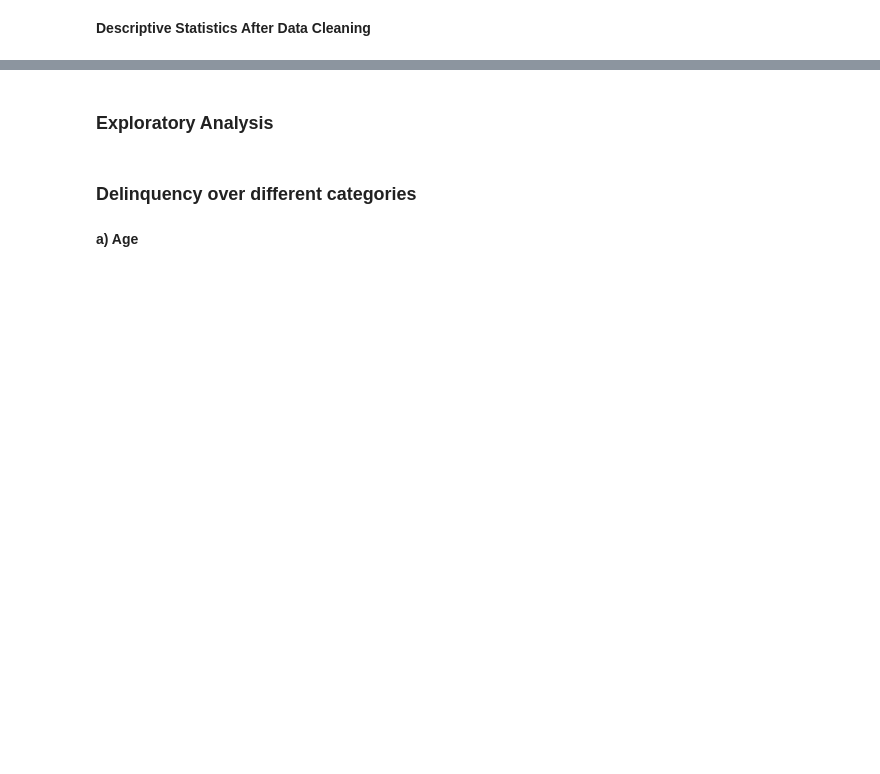
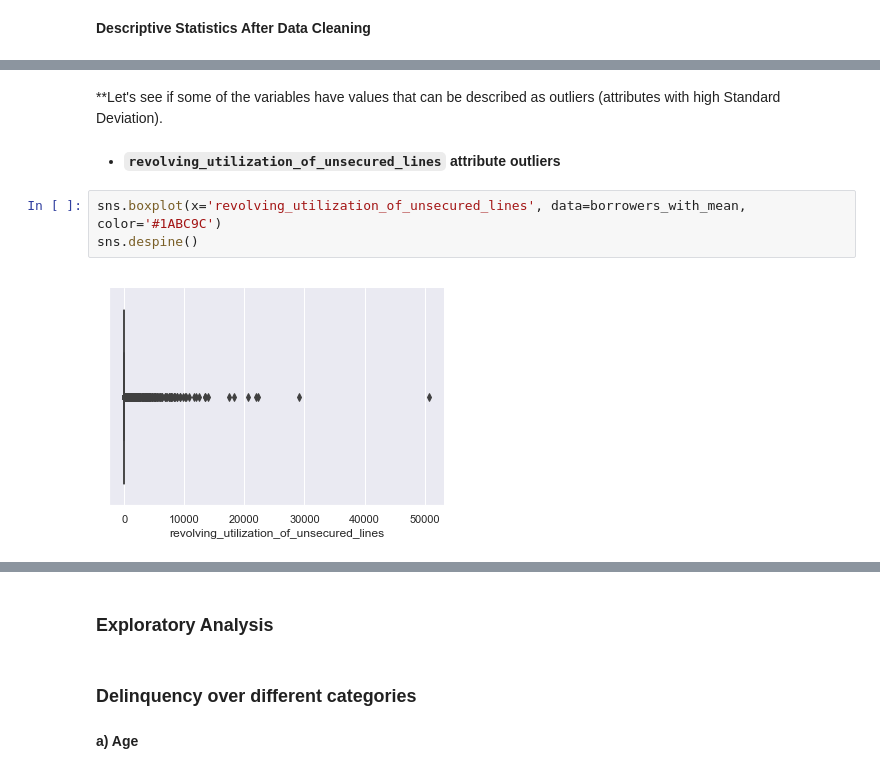
Before and after one commit to yaninaiberra/Fligoo_EDA, a Jupyter notebook: Fligoo_TechInterview_Credit.ipynb, the cells around one changed output, grey strips where cells are left out. Drawn from its saved outputs; the diff is of its cells as text; blank space fills up the shorter version.

Commit message:
Update Fligoo_TechInterview_Credit.ipynb
Outliers Management

```diff
--- a/Fligoo_TechInterview_Credit.ipynb
+++ b/Fligoo_TechInterview_Credit.ipynb
@@ -512 +563,10 @@ borrowers_with_median.describe()
 - Outliers in variables `revolving_utilization_of_unsecured_lines`, `debt_ratio` and `monthly_income` to be removed through binning.
+# %% [markdown]
+**Let's see if some of the variables have values that can be described as outliers (attributes with high Standard Deviation).
+# %% [markdown]
+- **`revolving_utilization_of_unsecured_lines` attribute outliers**
+# %%
+sns.boxplot(x='revolving_utilization_of_unsecured_lines', data=borrowers_with_mean, color='#1ABC9C')
+sns.despine()
+# %% [output]
+[figure, added]
```
Also changed, not shown: parts of 91 cells of this notebook.
